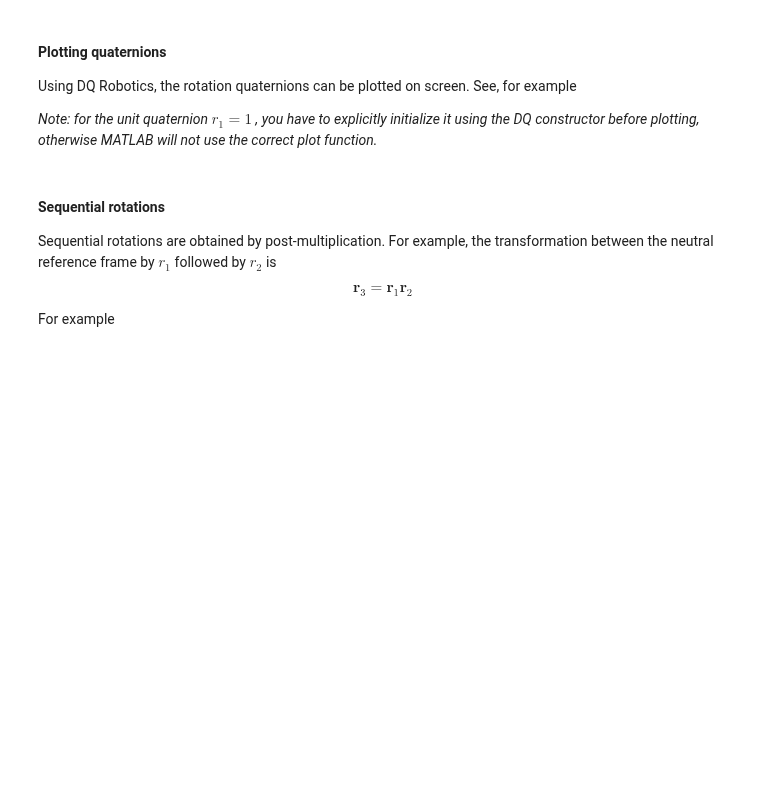
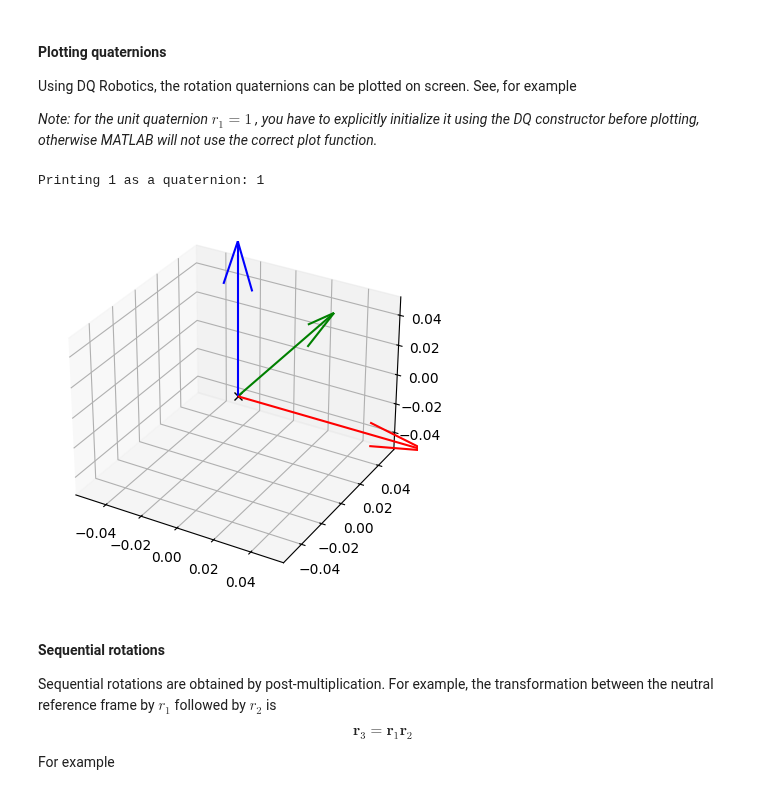
Before and after one commit to MarinhoLab/OpenExecutableBooksRobotics, a Jupyter notebook: dqrobotics/lesson2/lesson_dq2_quaternion_basics.ipynb, the cells around one changed output. Cells and saved outputs as stored; diff of their text form; code cells hidden in the pictures; blank space fills up the shorter version.

Commit message:
[dq2] Adding plot from dqrobotics_extensions.

```diff
--- a/dqrobotics/lesson2/lesson_dq2_quaternion_basics.ipynb
+++ b/dqrobotics/lesson2/lesson_dq2_quaternion_basics.ipynb
@@ -379,7 +463,7 @@ The quaternion that represents that there is no rotation is
 
 $$r_1 =1$$
 # %%
-r1 = 1
+r1 = DQ([1])
 # %% [markdown]
 <a name="H_FC487DD7"></a>
 #### Plotting quaternions
@@ -397,3 +475,12 @@ Using DQ Robotics, the rotation quaternions can be plotted on screen. See, for e
+# %%
+print(f'Printing 1 as a quaternion: {r1}')
+plt.figure()
+ax = plt.axes(projection='3d')
+plot(r1)
+plt.show()
+# %% [output]
+Printing 1 as a quaternion: 1
+[figure, added]
 # %% [markdown]
 <a name="H_C909BC72"></a>
 #### Sequential rotations
```
Also changed, not shown: parts of 51 cells of this notebook.
